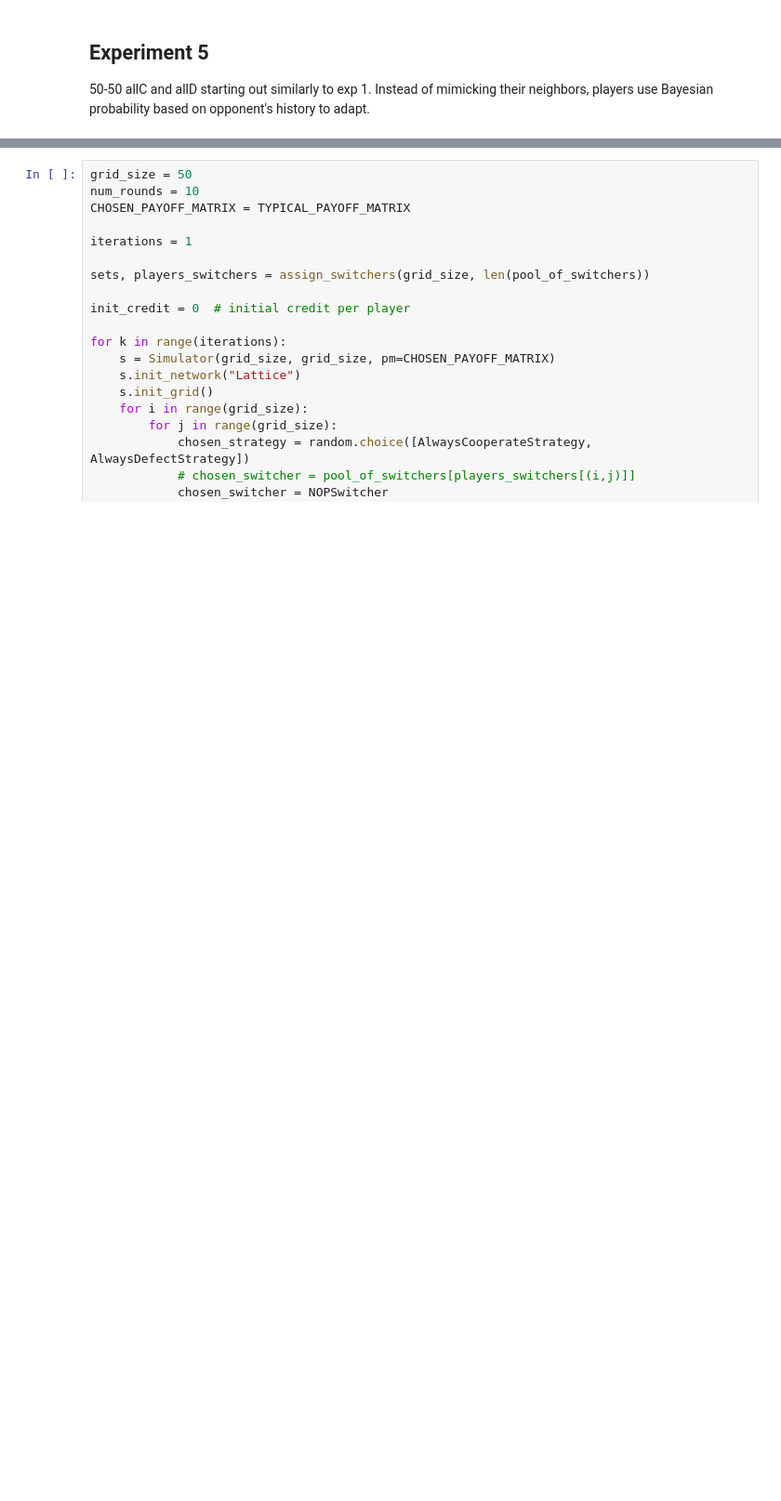
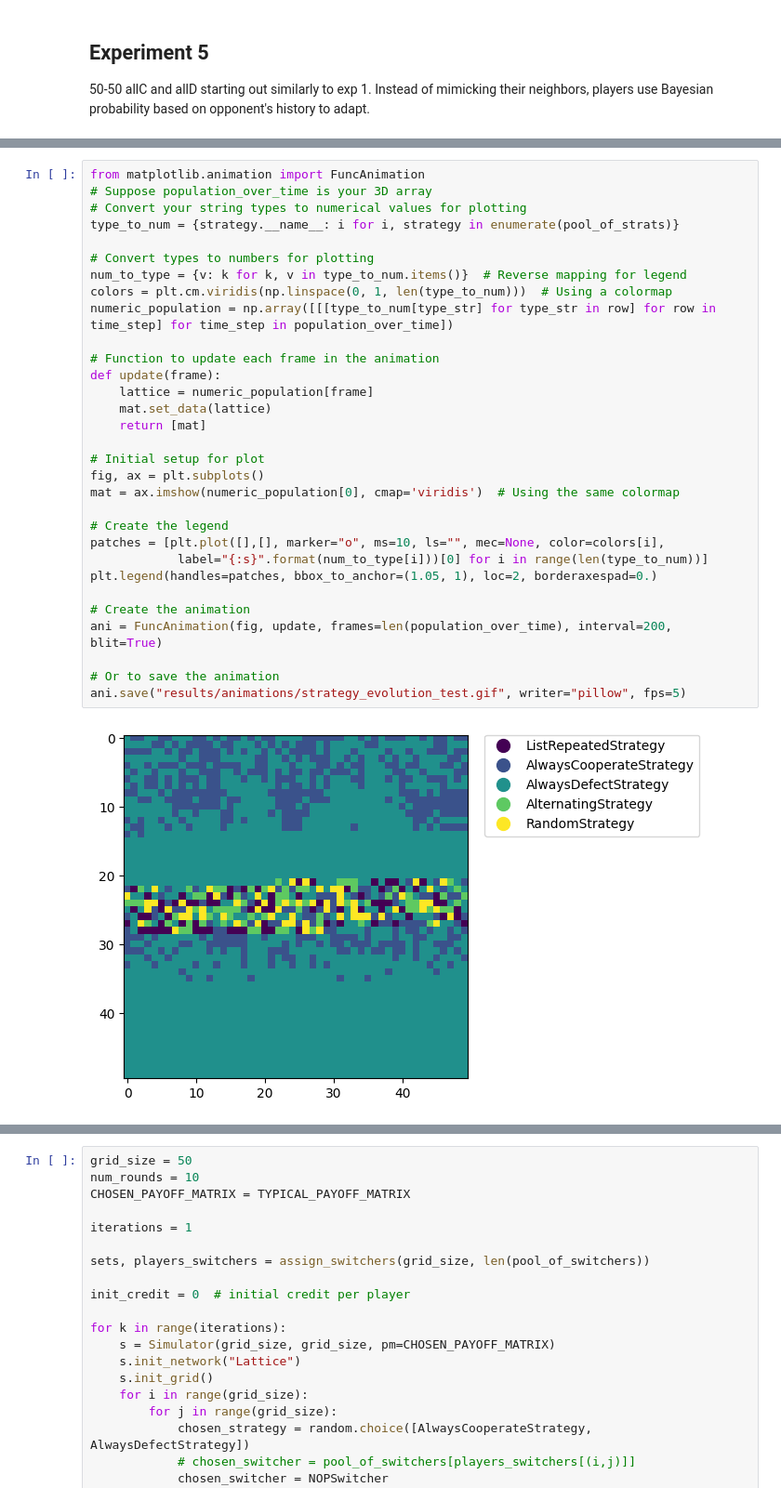
Before and after one commit to shriramch/SimPD, a Jupyter notebook: ipd.ipynb, the cells around one changed output, grey strips where cells are left out. Shown at 93% size. Saved outputs shown, nothing was run; the diff lists cells and outputs as text; blank space fills up the shorter version.

```diff
--- a/ipd.ipynb
+++ b/ipd.ipynb
@@ -1165 +1291,34 @@ plt.title("title")
+# %%
+from matplotlib.animation import FuncAnimation
+# Suppose population_over_time is your 3D array
+# Convert your string types to numerical values for plotting
+type_to_num = {strategy.__name__: i for i, strategy in enumerate(pool_of_strats)}
+
+# Convert types to numbers for plotting
+num_to_type = {v: k for k, v in type_to_num.items()}  # Reverse mapping for legend
+colors = plt.cm.viridis(np.linspace(0, 1, len(type_to_num)))  # Using a colormap
+numeric_population = np.array([[[type_to_num[type_str] for type_str in row] for row in time_step] for time_step in population_over_time])
+
+# Function to update each frame in the animation
+def update(frame):
+    lattice = numeric_population[frame]
+    mat.set_data(lattice)
+    return [mat]
+
+# Initial setup for plot
+fig, ax = plt.subplots()
+mat = ax.imshow(numeric_population[0], cmap='viridis')  # Using the same colormap
+
+# Create the legend
+patches = [plt.plot([],[], marker="o", ms=10, ls="", mec=None, color=colors[i],
+            label="{:s}".format(num_to_type[i]))[0] for i in range(len(type_to_num))]
+plt.legend(handles=patches, bbox_to_anchor=(1.05, 1), loc=2, borderaxespad=0.)
+
+# Create the animation
+ani = FuncAnimation(fig, update, frames=len(population_over_time), interval=200, blit=True)
+
+# Or to save the animation
+ani.save("results/animations/strategy_evolution_test.gif", writer="pillow", fps=5)
+# %% [output]
+[figure, added]
 # %% [markdown]
```
Also changed, not shown: parts of 27 cells of this notebook, 56 other files.
